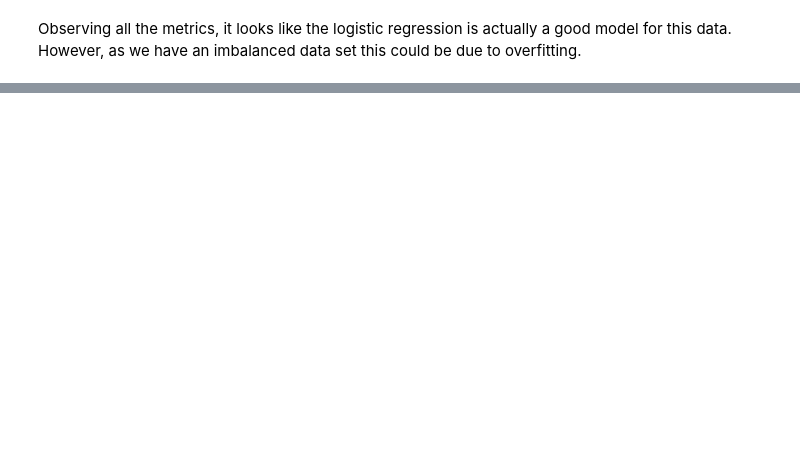
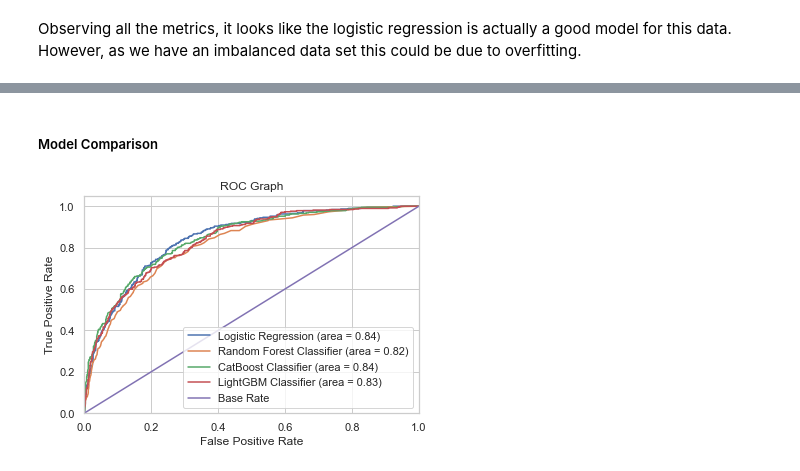
Before and after one commit to waruni1017/Customer-Churn-Analysis, a Jupyter notebook: Customer Churn Project.ipynb, the cells around one changed output, grey strips where cells are left out. Saved outputs shown, nothing was run; the diff lists cells and outputs as text; code cells hidden in the pictures; blank space fills up the shorter version.

```diff
--- a/Customer Churn Project.ipynb
+++ b/Customer Churn Project.ipynb
@@ -762,0 +971,9 @@ Observing all the metrics, it looks like the logistic regression is actually a g
+# %%
+auc_lgbm = metrics.roc_auc_score(y_test, y_pred_prob_lgbm)
+
+print("LightGBM AUC = %2.2f" % auc_lgbm)
+print(classification_report(y_test, lgbm.predict(X_test)))
+
+score_lgbm = accuracy_score(y_test, lgbm.predict(X_test))
+
+print("Accuracy_score of LightGBM: ",accuracy_score(y_test, pred_lgbm))
@@ -762,0 +992,36 @@ Observing all the metrics, it looks like the logistic regression is actually a g
+# %% [markdown]
+##### Model Comparison
+# %%
+# Create ROC Graph
+from sklearn.metrics import roc_curve
+lr_fpr, lr_tpr, lr_thresholds = roc_curve(y_test, y_pred_prob_lr)
+rf_fpr, rf_tpr, rf_thresholds = roc_curve(y_test, y_pred_prob_rf)
+cb_fpr, cb_tpr, cb_thresholds = roc_curve(y_test, y_pred_prob_cb)
+lgbm_fpr, lgbm_tpr, lgbm_thresholds = roc_curve(y_test, y_pred_prob_lgbm)
+
+plt.figure()
+
+# Plot Logistic Regression ROC
+plt.plot(lr_fpr, lr_tpr, label='Logistic Regression (area = %0.2f)' % auc_lr)
+
+# Plot Random Forest ROC
+plt.plot(rf_fpr, rf_tpr, label='Random Forest Classifier (area = %0.2f)' % auc_rf)
+
+# Plot CatBoost Tree ROC
+plt.plot(cb_fpr, cb_tpr, label='CatBoost Classifier (area = %0.2f)' % auc_cb)
+
+# Plot LightGBM ROC
+plt.plot(lgbm_fpr, lgbm_tpr, label='LightGBM Classifier (area = %0.2f)' % auc_lgbm)
+
+# Plot Base Rate ROC
+plt.plot([0,1], [0,1],label='Base Rate')
+
+plt.xlim([0.0, 1.0])
+plt.ylim([0.0, 1.05])
+plt.xlabel('False Positive Rate')
+plt.ylabel('True Positive Rate')
+plt.title('ROC Graph')
+plt.legend(loc="lower right")
+plt.show()
+# %% [output]
+[figure, added]
```
Also changed, not shown: parts of 37 cells of this notebook.
